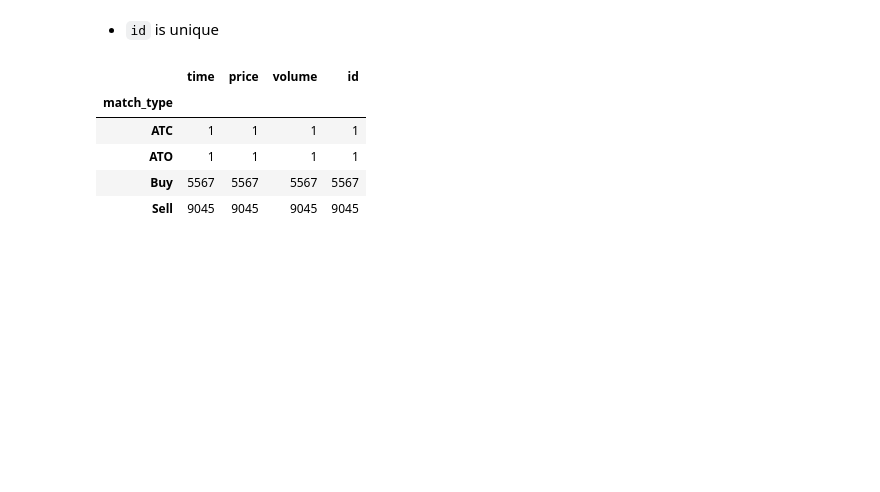
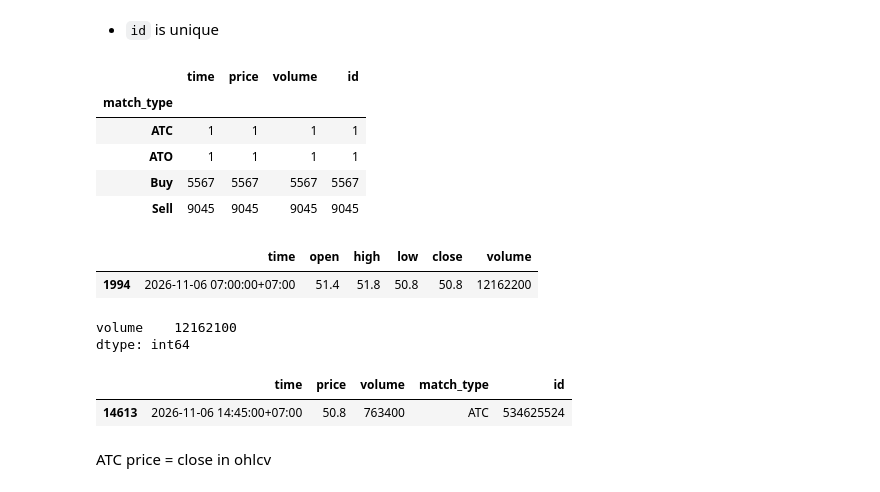
Before and after one commit to DanhHoangLongDuong/Vietnam-stock-market-pipeline, a Jupyter notebook: notebooks/explore.ipynb, the cells around one changed output. Drawn from its saved outputs; the diff is of its cells as text; code cells hidden in the pictures; blank space fills up the shorter version.

```diff
--- a/notebooks/explore.ipynb
+++ b/notebooks/explore.ipynb
@@ -374,3 +374,21 @@ fpt.groupby("match_type").agg("count")
 | ATO | 1 | 1 | 1 | 1 |
 | Buy | 5567 | 5567 | 5567 | 5567 |
 | Sell | 9045 | 9045 | 9045 | 9045 |
+# %%
+#compare ohlcv and intraday
+fpt_ohlcv[fpt_ohlcv["time"].dt.normalize() == "2026-11-06"]
+# %% [output]
+|  | time | open | high | low | close | volume |
+| 1994 | 2026-11-06 07:00:00+07:00 | 51.4 | 51.8 | 50.8 | 50.8 | 12162200 |
+# %%
+fpt.agg({"volume":"sum"})
+# %% [output]
+volume    12162100
+dtype: int64
+# %%
+fpt[fpt["match_type"] == "ATC"]
+# %% [output]
+|  | time | price | volume | match_type | id |
+| 14613 | 2026-11-06 14:45:00+07:00 | 50.8 | 763400 | ATC | 534625524 |
+# %% [markdown]
+ATC price = close in ohlcv
```
Also changed, not shown: parts of 1 cell of this notebook, 1 other file.
